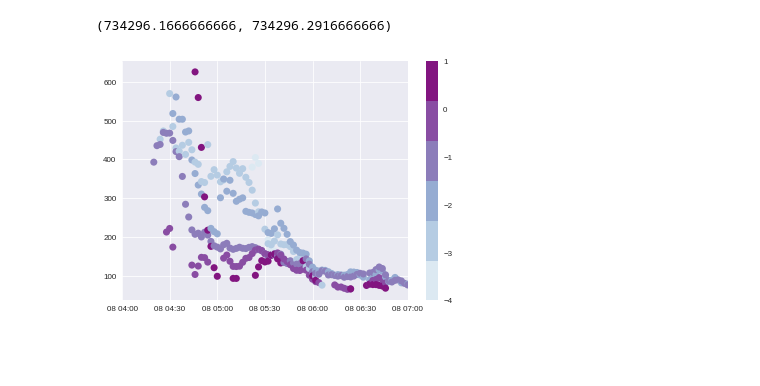
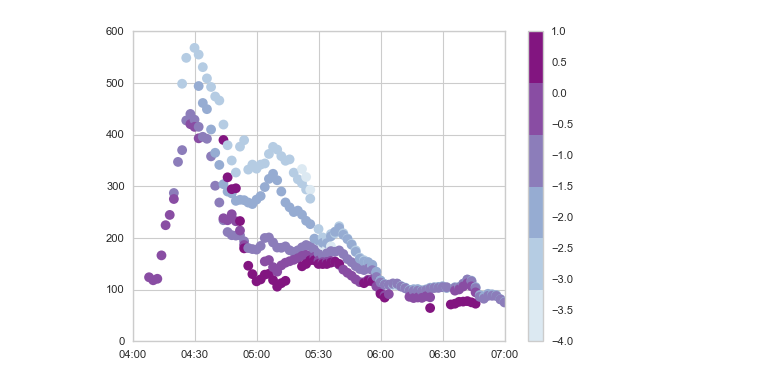
Before and after one commit to bharatreddy/scwsaps, a Jupyter notebook: ipy/saps_20110608.ipynb, the cells around one changed output. Saved outputs shown, nothing was run; the diff lists cells and outputs as text; code cells hidden in the pictures; blank space fills up the shorter version.

Commit message:
20110608 new plots

```diff
--- a/ipy/saps_20110608.ipynb
+++ b/ipy/saps_20110608.ipynb
@@ -25,7 +25,8 @@ sapsVelCutoff = 50.
 sapsNpointsCutoff = 50 # per radar per beam
 azimRngCutoff= 35.
 nAzimsCutoff = 5
-sapsAzimCutoff = 25.
+sapsAzimCutoff = 30.
+cutOffLshellMltRange = 1
 # %%
 # read from the feather file
 velsDF = feather.read_dataframe('../data/saps-' +\
@@ -113,7 +114,7 @@ for cDate in uniqDatesList:
     goodAzimMltList = mltAzimDF["normMLTRnd"].unique()
     for currMlt in goodAzimMltList:
         fitsDF = currLshellDF[ \
-                         currLshellDF["normMLTRnd"] == currMlt\
+                         numpy.abs(currLshellDF["normMLTRnd"] - currMlt) <= cutOffLshellMltRange\
                         ].reset_index(drop=True)
 #             print goodAzimMltList
 #             if currMlt == -1:
@@ -184,18 +185,18 @@ feather.write_dataframe(fitResultsDF, '../data/lshell-fits-' +\
 [312 rows x 12 columns]
 # %%
 # filter the data
-fitResultsDF = fitResultsDF[ numpy.abs(fitResultsDF["azimSAPS"]) <= sapsAzimCutoff ]
+# fitResultsDF = fitResultsDF[ numpy.abs(fitResultsDF["azimSAPS"]) <= sapsAzimCutoff ]
 # Seaborn styling
-sns.set_style("darkgrid")
+sns.set_style("whitegrid")
 sns.set_context("paper")
 # fig
 seaMap = ListedColormap(sns.color_palette("BuPu"))
 fig = plt.figure()
 ax = fig.add_subplot(111)
 smap = ax.scatter(fitResultsDF['date'].values,fitResultsDF['velSAPS'].values,s=50,c=fitResultsDF['mltSAPS'].values,
                   edgecolors='none', marker='o', cmap=seaMap)
 cb = fig.colorbar(smap, orientation='vertical')
 ax.set_xlim( [ timeStart, timeEnd ] )
+ax.get_xaxis().set_major_formatter(DateFormatter('%H:%M'))
 # %% [output]
-(734296.1666666666, 734296.2916666666)
-[figure, old version]
+[figure, new version]
```
Also changed, not shown: parts of 2 cells of this notebook, 5 other files.
